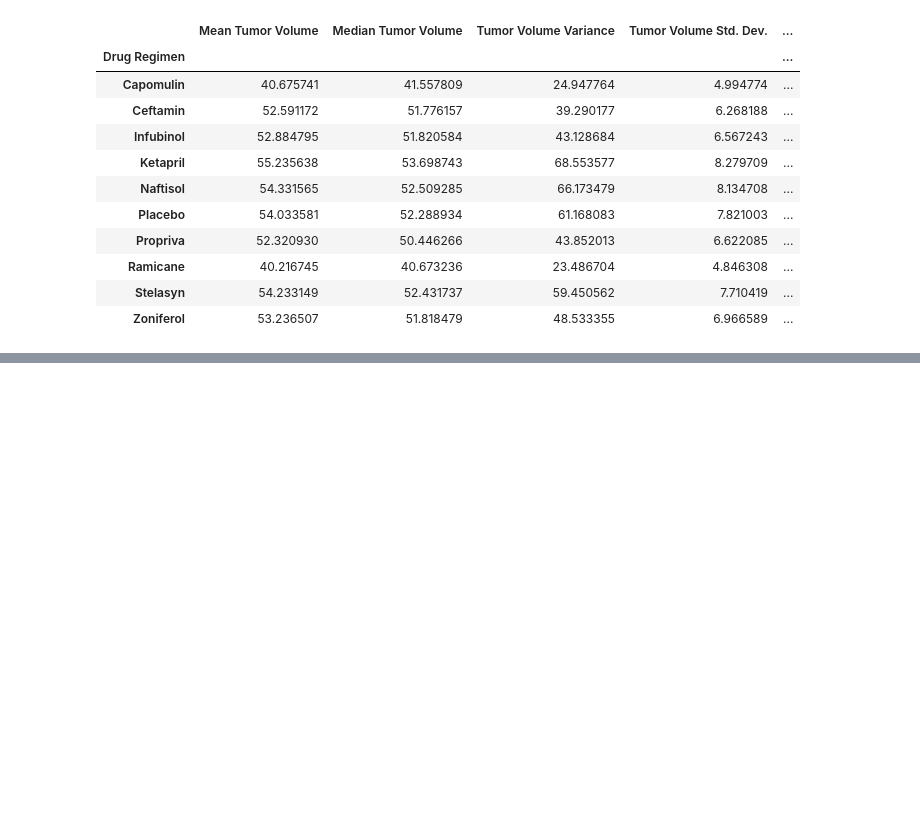
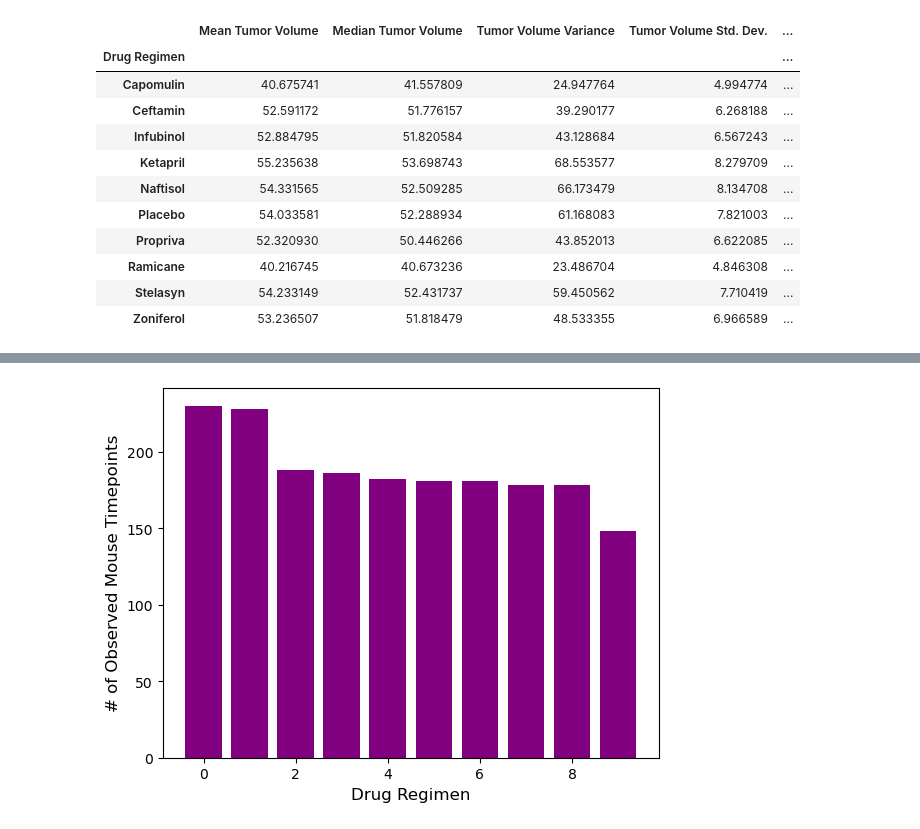
Before and after one commit to jdolinsky/viz, a Jupyter notebook: pymaceuticals_analysis.ipynb, the cells around one changed output, grey strips where cells are left out. Saved outputs shown, nothing was run; the diff lists cells and outputs as text; code cells hidden in the pictures; blank space fills up the shorter version.

```diff
--- a/pymaceuticals_analysis.ipynb
+++ b/pymaceuticals_analysis.ipynb
@@ -164,0 +195,13 @@ df_per_drug_agg_stats
+# %%
+# Generate a bar plot showing the total number of rows (Mouse ID/Timepoints) for each drug regimen using pyplot.
+df_plt = pd.DataFrame(df_per_drug["Timepoint"].count().sort_values(ascending = False))
+df_plt.reset_index(inplace=True)
+x_axis = np.arange(len(df_plt["Drug Regimen"]))
+tick_locations = [value for value in x_axis]
+plt.bar(x_axis, df_plt['Timepoint'], color = "purple")
+plt.xticks = (tick_locations, list(df_plt["Drug Regimen"]))
+plt.xlabel("Drug Regimen",fontsize = 12)
+plt.ylabel("# of Observed Mouse Timepoints",fontsize = 12)
+plt.show()
+# %% [output]
+[figure, added]
```
Also changed, not shown: parts of 8 cells of this notebook.
